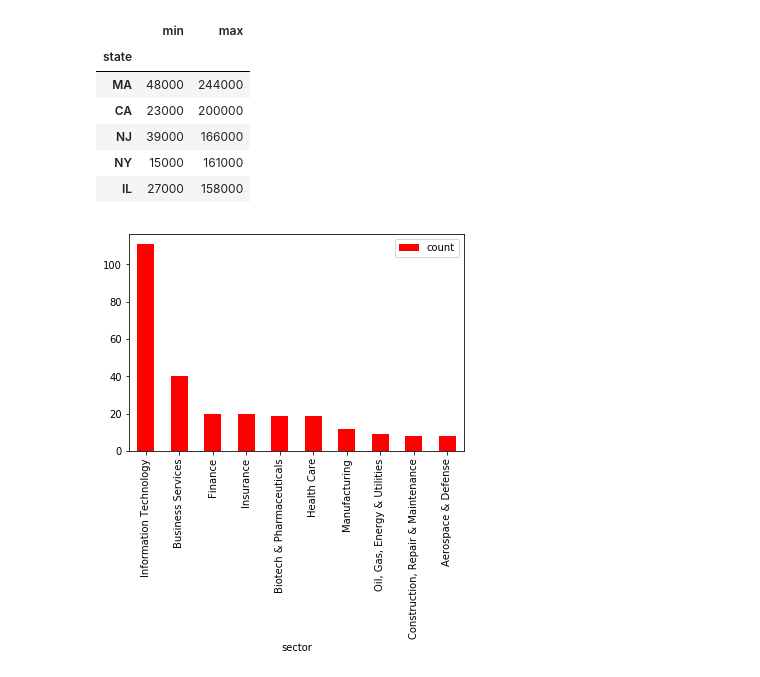
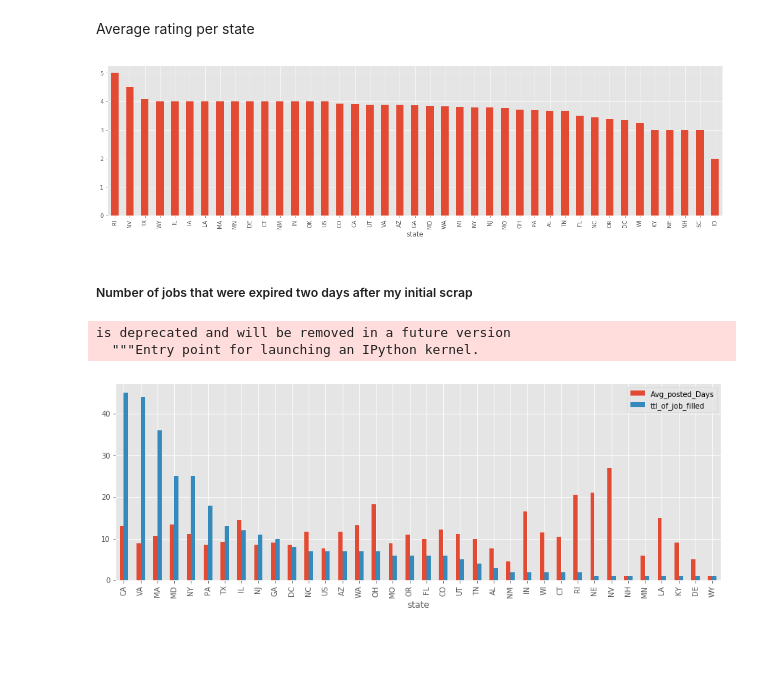
Before and after one commit to patricekontchou/Web_scraping_project, a Jupyter notebook: Data_Analysis_and_visualization.ipynb, the cells around one changed output. Drawn from its saved outputs; the diff is of its cells as text; code cells hidden in the pictures; blank space fills up the shorter version.

```diff
--- a/Data_Analysis_and_visualization.ipynb
+++ b/Data_Analysis_and_visualization.ipynb
@@ -3,3 +3,4 @@ import pandas as pd
 import numpy as np
 import re
 from matplotlib import pyplot as plt
+plt.style.use('ggplot')
@@ -45 +37,4 @@ Name: sector, Length: 634, dtype: object
+# %%
+#Convert Year founded to int
+job_df.year_founded = job_df.year_founded.map(lambda x: int(x) if type(x) is not float and len(x) in range(1,6) else 0)
 # %%
@@ -81,14 +162,15 @@ salary_gp['max_salary'].agg(['min','max']).sort_values('max',ascending=False).he
-# %%
-salary_gp['start_salary'].agg(['min','max']).sort_values('max',ascending=False).head()
-# %% [output]
-|  | min | max |
-| state |  |  |
-| MA | 48000 | 244000 |
-| CA | 23000 | 200000 |
-| NJ | 39000 | 166000 |
-| NY | 15000 | 161000 |
-| IL | 27000 | 158000 |
+# %% [markdown]
+Average rating per state
+# %%
+job_df.groupby('state')['rating_c'].mean().sort_values(ascending=False).plot.bar(figsize=(20,5));
+# %% [output]
+[figure, added]
+# %% [markdown]
+ ##### Number of jobs that were expired  two days after my initial scrap
 # %%
-job_df.groupby('sector')['sector'].agg(['count']).sort_values('count',ascending=False).head(10).plot.bar(color='r');
+job_df[job_df.sector.isnull()].groupby('state')['days_posted_c'].agg({'Avg_posted_Days':'mean','ttl_of_job_filled':'count'} \
+                                ).sort_values('ttl_of_job_filled',ascending=False).plot.bar(figsize=(15,5));
 # %% [output]
+is deprecated and will be removed in a future version
+  """Entry point for launching an IPython kernel.
-[figure, old version]
+[figure, new version]
```
Also changed, not shown: parts of 38 cells of this notebook.
